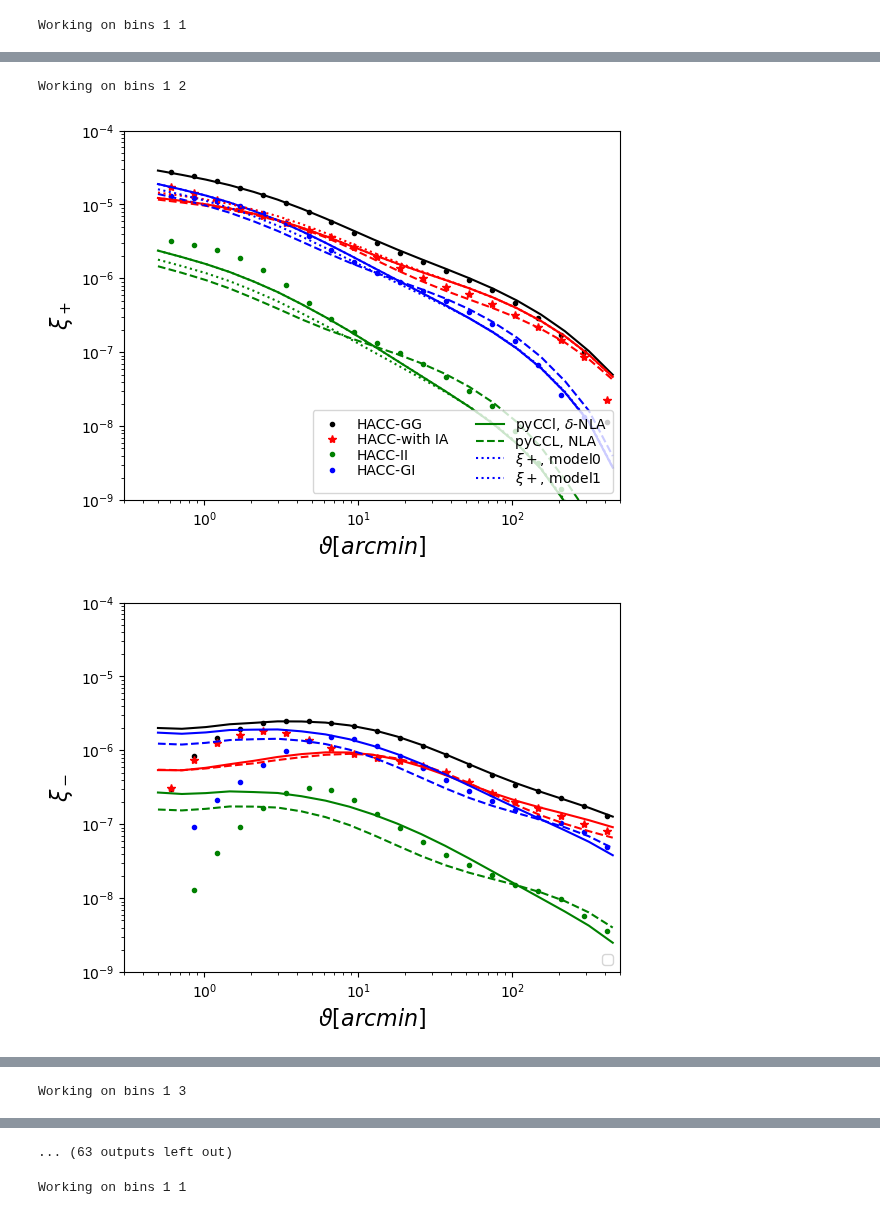
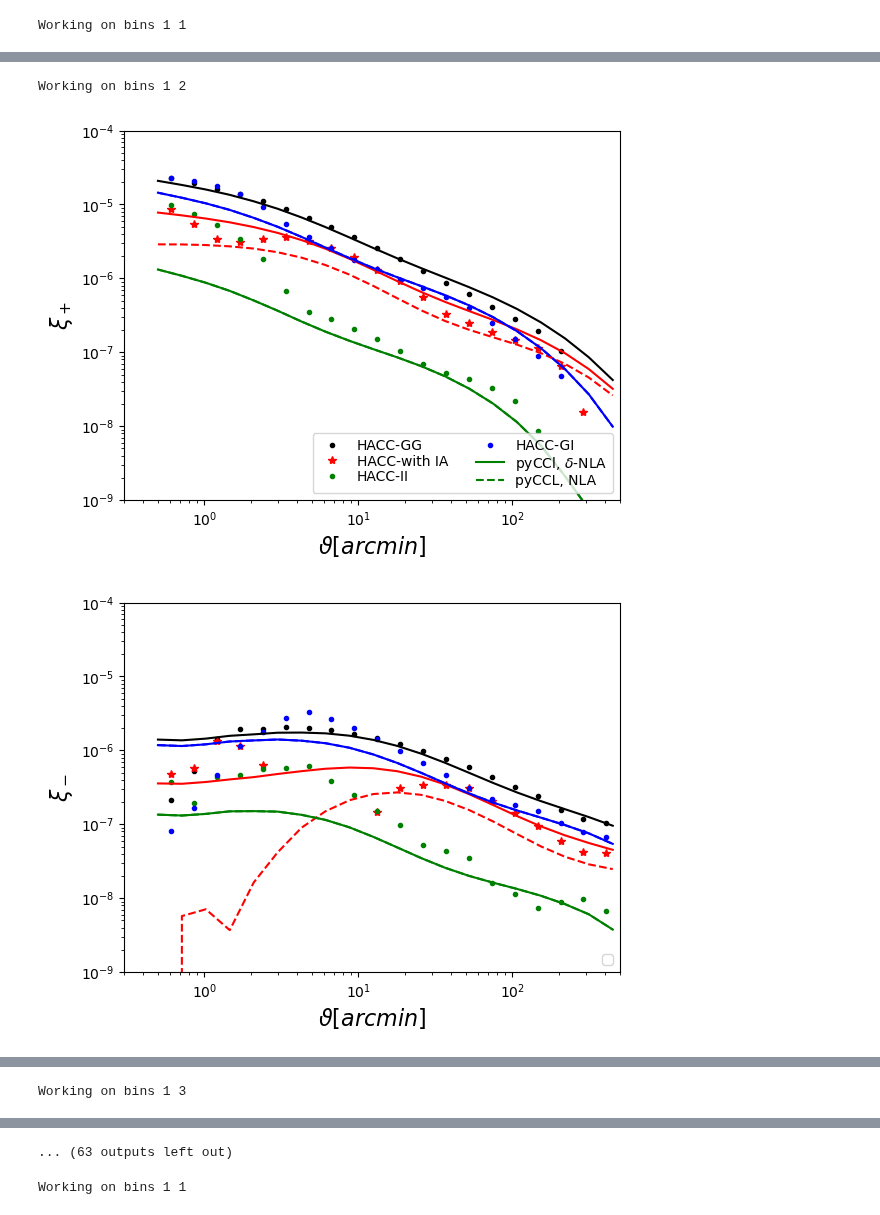
Before and after one commit to LSSTDESC/SkySim5000_IA_infusion, a Jupyter notebook: Compare_Mocks_Theory.ipynb, the cells around one changed output, grey strips where cells are left out. Cells and saved outputs as stored; diff of their text form; code cells hidden in the pictures.

```diff
--- a/Compare_Mocks_Theory.ipynb
+++ b/Compare_Mocks_Theory.ipynb
@@ -16,7 +16,8 @@ smooth_flag = '_0.5Mpc'
 #import matplotlib as plt
 #path_treecorr='correlations/'
 #path_treecorr='/global/homes/j/jharno/IA-infusion/SkySim5000/GalCat/StageIV_nz/V1/correlations/'
-path_treecorr='/global/homes/j/jharno/IA-infusion/BCM/'+BCM_model+'/GalCat/correlations/'
+path_treecorr='/global/homes/j/jharno/IA-infusion/SkySim5000/GalCat/HOD/FromCharlie/correlations/'
+#path_treecorr='/global/homes/j/jharno/IA-infusion/BCM/'+BCM_model+'/GalCat/correlations/'
 #path_treecorr_HACCY1='/global/homes/j/jharno/IA-infusion/HACC-Y1/GalCat/StageIV_nz/V0/seed0/correlations/'
 path_nicaea='theory/nicaea/'
 path_cosmoSIS='theory/cosmoSIS/'
@@ -34,16 +33,17 @@ if(PlotIA):
     IA_model=1 #delta-NLA
     #IA_model=2 #TATT
     #IA_model=3 #TATT no delta
-    ManyModels=True
+    ManyModels=False
 
     # Load the CCL predictions:
     if(IA_model==0):
         hdul = fits.open('theory/CCL/theo_prediction_1.0_0.0_0.0.fits')
     elif(IA_model==1):
         #hdul = fits.open('theory/CCL/theo_prediction_1.0_1.0_0.0_V2.fits')
+        hdul = fits.open('theory/CCL/theo_prediction_SRD_HOD_a1_1.0_bta_0.0_a2_0.0.fits')
         #hdul = fits.open('theory/CCL/theo_prediction_5tomo_deltaz_a1_p1.0_bta_0.0_a2_0.0.fits')
         #hdul = fits.open('theory/CCL/theo_prediction_SRD_HACC_a1_1.0_bta_1.0_a2_0.0.fits')
-        hdul = fits.open('theory/CCL/theo_prediction_SRD_HACC_a1_0.75_bta_0.75_a2_0.0.fits')
+        #hdul = fits.open('theory/CCL/theo_prediction_SRD_HACC_a1_0.75_bta_0.75_a2_0.0.fits')
         #hdul = fits.open('theory/CCL/theo_prediction_SRD_HACC_a1_0.5_bta_1.0_a2_0.0.fits')
         #hdul = fits.open('theory/CCL/theo_prediction_SRD_HACC_a1_1.0_bta_0.5_a2_0.0.fits')
     elif(IA_model==2):
@@ -132,11 +132,15 @@ if(PlotIA):
             #SkySim5000, linear bias
             #filename=path_treecorr+'cross_correlation_tomo{}_{}_linear_bias'.format(bin1,bin2)
 
+            #SkySim5000 NOD
+            filename=path_treecorr+'cross_correlation_tomo{}_{}_accurate'.format(bin1,bin2)
+
+
             #HACC-Y1 linear bias
             #filename=path_treecorr_HACCY1+'cross_correlation_tomo{}_{}_nshells19'.format(bin1,bin2)
             #filename=path_treecorr_HACCY1+'cross_correlation_tomo{}_{}_nshells106'.format(bin1,bin2)
             #filename=path_treecorr+'cross_correlation_tomo{}_{}_noIA_pollux'.format(bin1,bin2)
-            filename=path_treecorr+'cross_correlation_tomo{}_{}_noIA{}_pollux'.format(bin1,bin2,smooth_flag)
+            #filename=path_treecorr+'cross_correlation_tomo{}_{}_noIA{}_pollux'.format(bin1,bin2,smooth_flag)
 
 
             gg.read(filename)
@@ -153,7 +157,8 @@ if(PlotIA):
                 #filename_IA=path_treecorr+'infused_cross_correlation_no_noise_tomo_delta-NLA{}_{}_V3'.format(bin1,bin2)
 
                 #filename_IA=path_treecorr+'infused_cross_correlation_no_noise_tomo{}_{}_linear_bias'.format(bin1,bin2)
-                filename_IA=path_treecorr+'cross_correlation_tomo{}_{}_AIAp1{}_pollux'.format(bin1,bin2,smooth_flag)
+                #filename_IA=path_treecorr+'cross_correlation_tomo{}_{}_AIAp1{}_pollux'.format(bin1,bin2,smooth_flag)
+                filename_IA=path_treecorr+'infused_cross_correlation_tomo{}_{}_no_noise_0.6GpAM_nofactor2'.format(bin1,bin2)
 
                 #filename_IA=path_treecorr+'infused_cross_correlation_no_noise_tomo_delta-NLA{}_{}_V2.5'.format(bin1,bin2)
                 #filename_IA=path_treecorr+'infused_cross_correlation_no_noise_tomo_delta-NLA{}_{}_orig_smooth'.format(bin1,bin2)
@@ -179,7 +184,8 @@ if(PlotIA):
             elif(IA_model==1):
                 #filename_pureIA=path_treecorr+'infused_cross_correlation_TATT_tomo{}_{}_linear_bias'.format(bin1,bin2)
                 #filename_pureIA=path_treecorr+'infused_cross_correlation_TATT_tomo_delta-NLA{}_{}_V3'.format(bin1,bin2)
-                filename_pureIA=path_treecorr+'cross_correlation_tomo{}_{}_deltaNLA_II{}_pollux'.format(bin1,bin2,smooth_flag)
+                #filename_pureIA=path_treecorr+'cross_correlation_tomo{}_{}_deltaNLA_II{}_pollux'.format(bin1,bin2,smooth_flag)
+                filename_pureIA=path_treecorr+'infused_cross_correlation_TATT_tomo{}_{}_0.6GpAM'.format(bin1,bin2)
 
             elif(IA_model==2):
                 filename_pureIA=path_treecorr+'infused_cross_correlation_TATT_tomo_TATT{}_{}'.format(bin1,bin2)
@@ -193,7 +199,8 @@ if(PlotIA):
             elif(IA_model==1):
                 #filename_GI=path_treecorr+'infused_cross_correlation_GI_tomo_delta-NLA{}_{}_V3'.format(bin1,bin2)
                 #filename_GI=path_treecorr+'infused_cross_correlation_GI_tomo{}_{}_linear_bias'.format(bin1,bin2)
-                filename_GI=path_treecorr+'cross_correlations_tomo{}_{}_deltaNLA_GI{}_pollux'.format(bin1,bin2,smooth_flag)
+                #filename_GI=path_treecorr+'cross_correlations_tomo{}_{}_deltaNLA_GI{}_pollux'.format(bin1,bin2,smooth_flag)
+                filename_GI=path_treecorr+'infused_cross_correlation_GI_tomo{}_{}_0.6GpAM'.format(bin1,bin2)
 
             elif(IA_model==2):
                 filename_GI=path_treecorr+'infused_cross_correlation_GI_tomo_TATT{}_{}'.format(bin1,bin2)
@@ -440,3 +447,3 @@ Working on bins 1 1
 Working on bins 1 2
-[figure, old version]
+[figure, new version]
-[figure, old version]
+[figure, new version]
```
Also changed, not shown: parts of 2 cells of this notebook.
